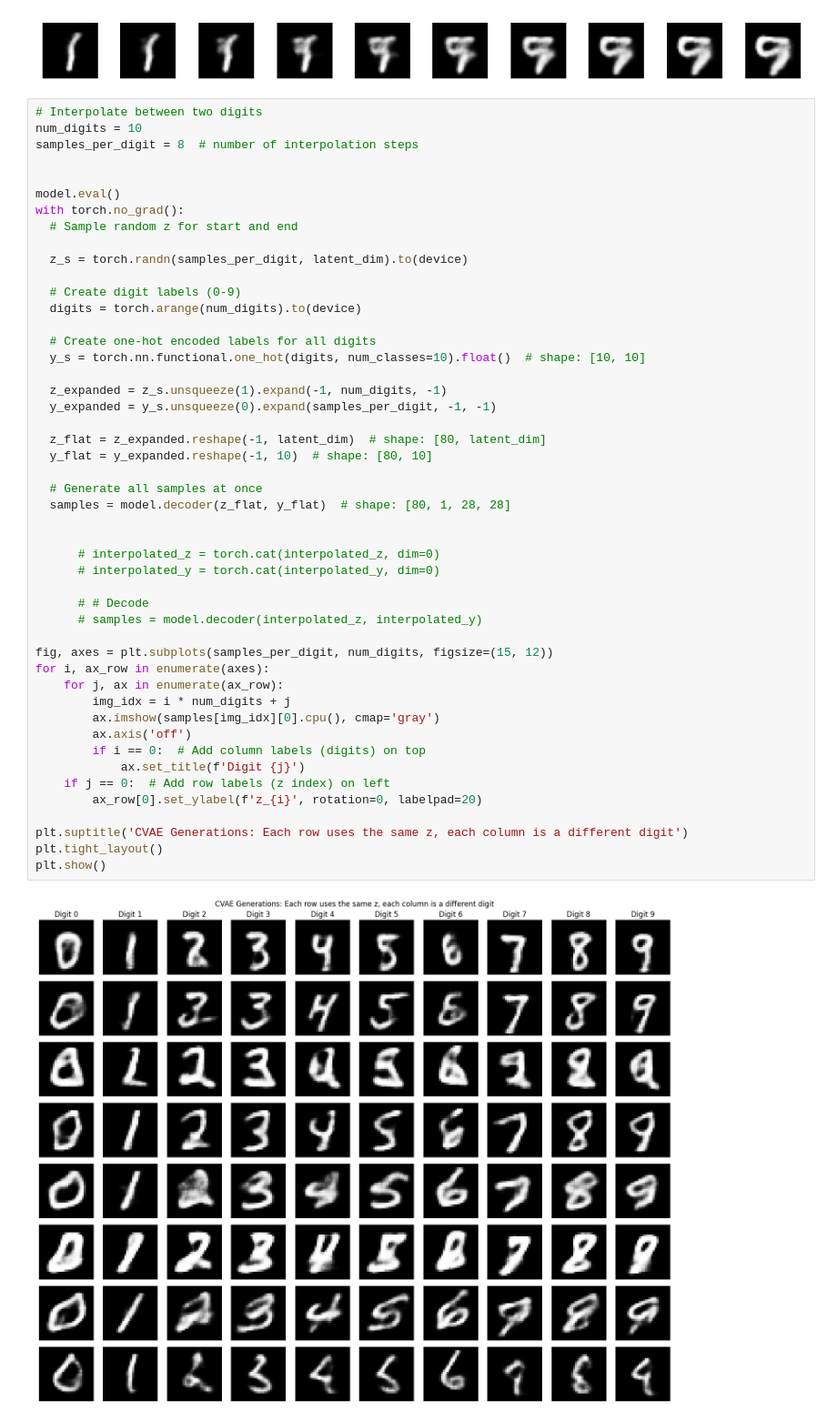
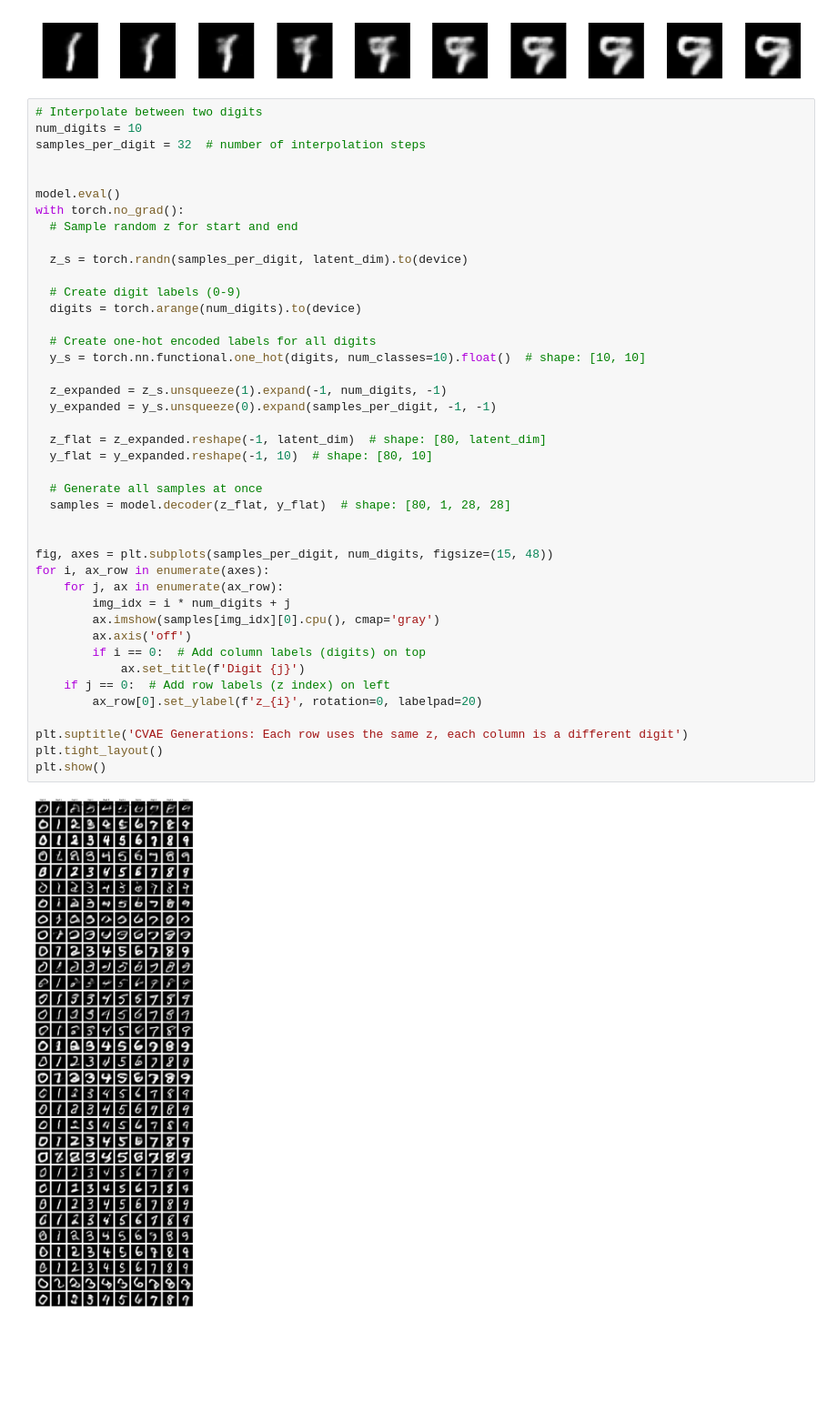
Before and after one commit to honicky/mnist-vae, a Jupyter notebook: mnist_cvae.ipynb, the cells around one changed output. Shown at 91% size. Saved outputs shown, nothing was run; the diff lists cells and outputs as text; blank space fills up the shorter version.

```diff
--- a/mnist_cvae.ipynb
+++ b/mnist_cvae.ipynb
@@ -189,7 +189,7 @@ plt.show()
 # %%
 # Interpolate between two digits
 num_digits = 10
-samples_per_digit = 8  # number of interpolation steps
+samples_per_digit = 32  # number of interpolation steps
 
 
 model.eval()
@@ -201,38 +201,32 @@ with torch.no_grad():
   # Create digit labels (0-9)
   digits = torch.arange(num_digits).to(device)
 
   # Create one-hot encoded labels for all digits
   y_s = torch.nn.functional.one_hot(digits, num_classes=10).float()  # shape: [10, 10]
 
   z_expanded = z_s.unsqueeze(1).expand(-1, num_digits, -1)
   y_expanded = y_s.unsqueeze(0).expand(samples_per_digit, -1, -1)
 
   z_flat = z_expanded.reshape(-1, latent_dim)  # shape: [80, latent_dim]
   y_flat = y_expanded.reshape(-1, 10)  # shape: [80, 10]
 
   # Generate all samples at once
   samples = model.decoder(z_flat, y_flat)  # shape: [80, 1, 28, 28]
 
 
-      # interpolated_z = torch.cat(interpolated_z, dim=0)
-      # interpolated_y = torch.cat(interpolated_y, dim=0)
-
-      # # Decode
-      # samples = model.decoder(interpolated_z, interpolated_y)
-
-fig, axes = plt.subplots(samples_per_digit, num_digits, figsize=(15, 12))
+fig, axes = plt.subplots(samples_per_digit, num_digits, figsize=(15, 48))
 for i, ax_row in enumerate(axes):
     for j, ax in enumerate(ax_row):
         img_idx = i * num_digits + j
         ax.imshow(samples[img_idx][0].cpu(), cmap='gray')
         ax.axis('off')
         if i == 0:  # Add column labels (digits) on top
             ax.set_title(f'Digit {j}')
     if j == 0:  # Add row labels (z index) on left
         ax_row[0].set_ylabel(f'z_{i}', rotation=0, labelpad=20)
 
 plt.suptitle('CVAE Generations: Each row uses the same z, each column is a different digit')
 plt.tight_layout()
 plt.show()
 # %% [output]
-[figure, old version]
+[figure, new version]
```
